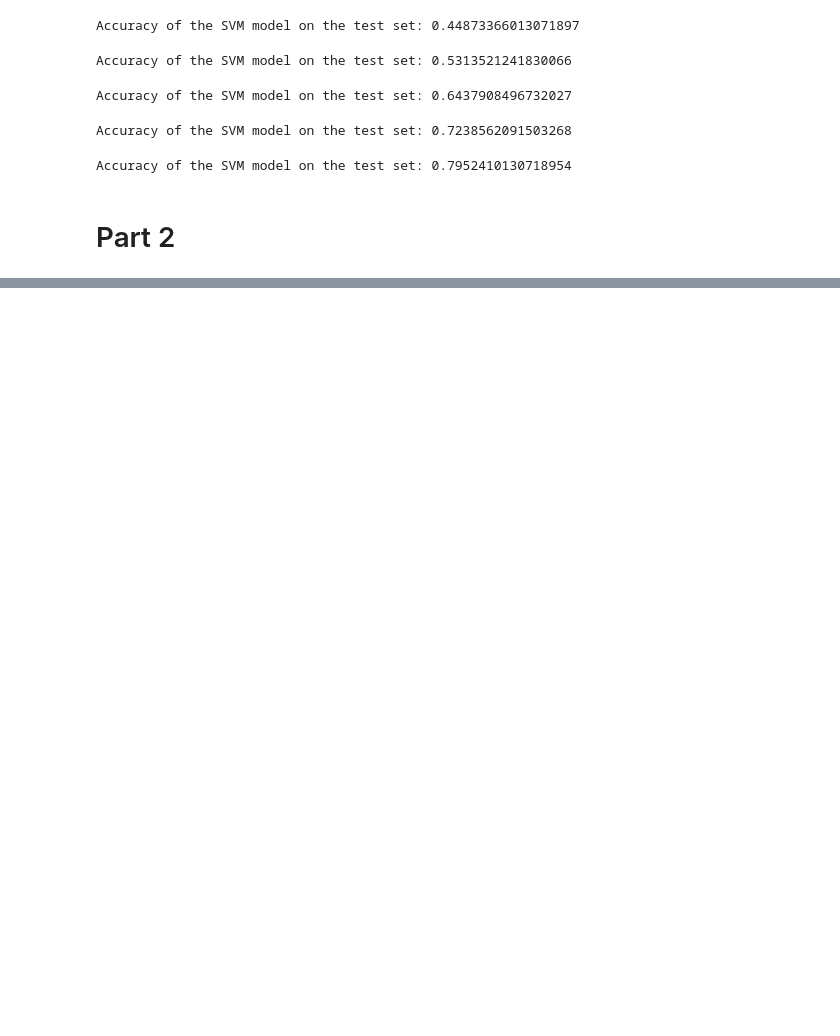
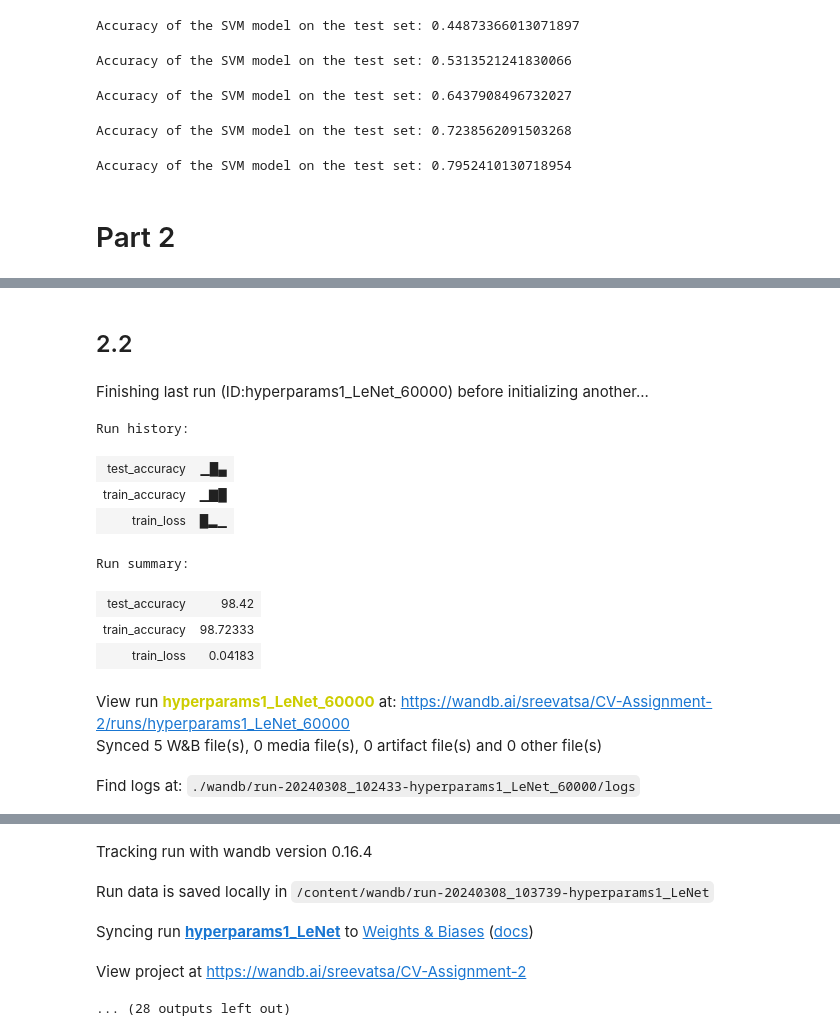
Before and after one commit to vatsasree/Assign2-CV, a Jupyter notebook: CV_Assignment_2.ipynb, the cells around one changed output, grey strips where cells are left out. Cells and saved outputs as stored; diff of their text form; code cells hidden in the pictures; blank space fills up the shorter version.

```diff
--- a/CV_Assignment_2.ipynb
+++ b/CV_Assignment_2.ipynb
@@ -476,33 +569,46 @@ def test(model, test_loader, log_to_wandb):
         wandb.log({"test_accuracy": test_accuracy})
     return test_accuracy
 # %%
-def main(model, train_sizes, log_to_wandb, name):
+def main(hyperparams,model, train_sizes, log_to_wandb, name):
     accuracies = []
-    batch_size = 64
+    lr=hyperparams['lr']
+    batch_size=hyperparams['batchsize']
+    num_epochs=hyperparams['num_epochs']
+    optim=hyperparams['optimizer']
+
     for train_size in train_sizes:
         accs = []
+        model.reset_parameters()
         # name = "trainsize_{}".format(train_size)
-        name = name+'_{}'.format(train_size)
+        run_name = f"{name}_{train_size}"
         if log_to_wandb:
             run = wandb.init(
-                name = name,
-                id = name,
-                project="CV-Assignment-2",
+                name = run_name,
+                id = run_name,
+                project="CV-Assignment-2_v2",
                 config={
-                    "learning_rate": 0.01,
-                    "epochs": 10,
+                    "learning_rate": lr,
+                    "epochs": num_epochs,
                     "batch_size":batch_size
                 },
             )
 
         model = model.to(device)
         criterion = nn.CrossEntropyLoss()
-        optimizer = torch.optim.Adam(model.parameters(), lr=learning_rate)
+
+        if optim == 'Adam':
+          optimizer = torch.optim.Adam(model.parameters(), lr=lr)
+        elif optim == 'SGD':
+          optimizer = torch.optim.SGD(model.parameters(), lr=lr, momentum=0.9)
 
         train_subset, _ = torch.utils.data.random_split(train_dataset, [train_size, len(train_dataset) - train_size])
         train_loader_subset = torch.utils.data.DataLoader(dataset=train_subset,
                                                            batch_size=batch_size,
                                                            shuffle=True)
+
+        test_loader = torch.utils.data.DataLoader(dataset=test_dataset,
+                                                  batch_size=batch_size,
+                                                  shuffle=True)
 
         for epoch in range(num_epochs):
             print(f"Epoch {epoch + 1}/{num_epochs}")
@@ -511,6 +617,13 @@ def main(model, train_sizes, log_to_wandb, name):
             print(f'Test Accuracy for {epoch}: {test_accuracy:.2f}%')
             accs.append(test_accuracy)
         accuracies.append(accs[-1])
+
+        if log_to_wandb:
+            # Save the model
+            torch.save(model.state_dict(), f"{run_name}_model.pth")
+            wandb.save(f"{run_name}_model.pth")
+
+            wandb.finish()
     return accuracies
 
 # Experiment 1: Varying the number of training samples with CNN
@@ -530,0 +702,18 @@ def main(model, train_sizes, log_to_wandb, name):
+# %% [markdown]
+## 2.2
+# %%
+name = 'hyperparams1_LeNet'
+accuracies = main(hyperparams1,model_lenet, train_sizes_1, log_to_wandb, name)
+# %% [output]
+Finishing last run (ID:hyperparams1_LeNet_60000) before initializing another...
+Run history:
+| test_accuracy | ▁█▄ |
+| train_accuracy | ▁▇█ |
+| train_loss | █▂▁ |
+Run summary:
+| test_accuracy | 98.42 |
+| train_accuracy | 98.72333 |
+| train_loss | 0.04183 |
+View run hyperparams1_LeNet_60000 at: https://wandb.ai/sreevatsa/CV-Assignment-2/runs/hyperparams1_LeNet_60000
+Synced 5 W&B file(s), 0 media file(s), 0 artifact file(s) and 0 other file(s)
+Find logs at: ./wandb/run-20240308_102433-hyperparams1_LeNet_60000/logs
@@ -530,0 +721,5 @@ def main(model, train_sizes, log_to_wandb, name):
+Tracking run with wandb version 0.16.4
+Run data is saved locally in /content/wandb/run-20240308_103739-hyperparams1_LeNet
+Syncing run hyperparams1_LeNet to Weights & Biases (docs)
+View project at https://wandb.ai/sreevatsa/CV-Assignment-2
+... (28 outputs left out)
```
Also changed, not shown: parts of 22 cells of this notebook.
